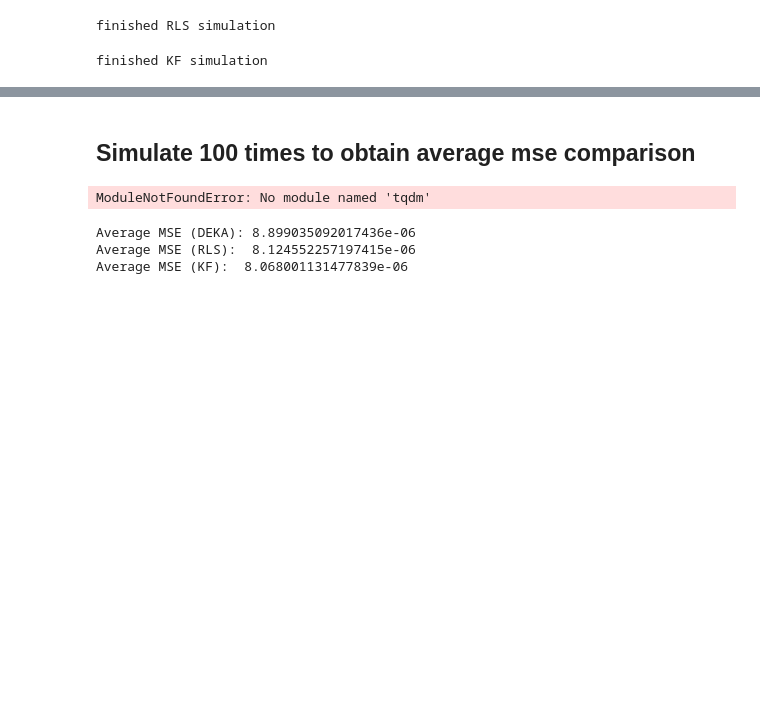
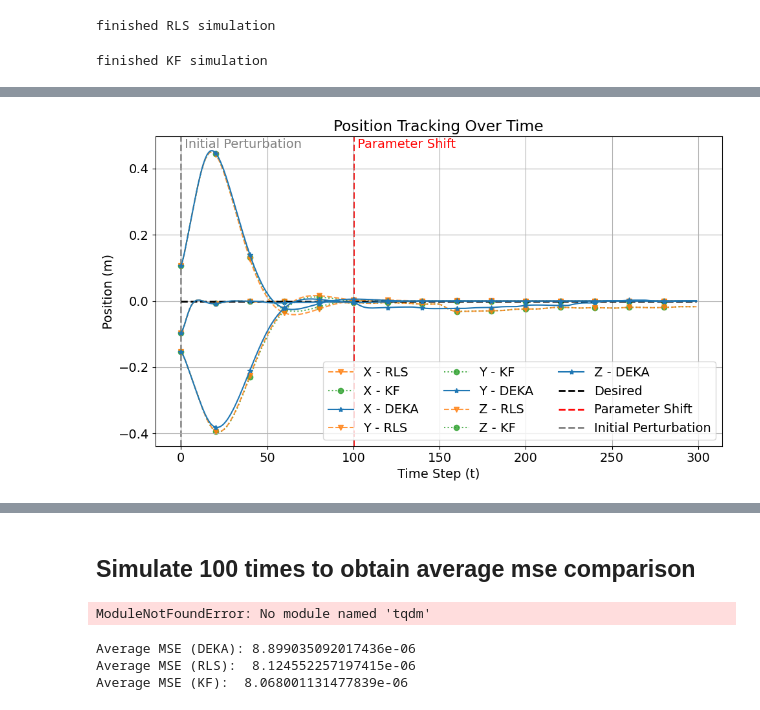
Before and after one commit to ChrisSha0104/Online-Parameter-Estimation-Using-the-Kaczmarz-Method, a Jupyter notebook: python/robot_plot.ipynb, the cells around one changed output, grey strips where cells are left out. Cells and saved outputs as stored; diff of their text form; code cells hidden in the pictures; blank space fills up the shorter version.

```diff
--- a/python/robot_plot.ipynb
+++ b/python/robot_plot.ipynb
@@ -116 +146,92 @@ plt.show()
+# %%
+t = np.arange(300)  # time steps 0..N-1
+
+x_pos_deka  = [row[0] for row in x_deka]
+x_pos_rls   = [row[0] for row in x_rls]
+x_pos_kf   = [row[0] for row in x_kf]
+# x_pos_mpc = [row[0] for row in x_mpc]
+# x_pos_des   = [row[0] for row in x_des][:200]
+y_pos_deka  = [row[1] for row in x_deka]
+y_pos_rls   = [row[1] for row in x_rls]
+y_pos_kf   = [row[1] for row in x_kf]
+# y_pos_mpc = [row[1] for row in x_mpc]
+
+# y_pos_des   = [row[1] for row in x_des][:200]
+z_pos_deka  = [row[2] for row in x_deka]
+z_pos_rls   = [row[2] for row in x_rls]
+z_pos_kf   = [row[2] for row in x_kf]
+# z_pos_mpc = [row[2] for row in x_mpc]
+
+# z_pos_des   = [row[2] for row in x_des][:200]
+
+hov_des = np.linspace(0,0,200)
+
+theta_hat_deka_array = np.array(theta_hat_deka)
+theta_deka_array = np.array(theta_deka)
+theta_hat_rls_array = np.array(theta_hat_rls)
+theta_rls_array = np.array(theta_rls)
+theta_hat_ekf_array = np.array(theta_hat_kf)
+theta_ekf_array = np.array(theta_kf)
+
+hov_des = np.zeros_like(x_pos_deka)
+
+import numpy as np
+import matplotlib.pyplot as plt
+
+# Define colors and markers for better distinction
+colors = {
+    'deka': 'tab:blue',  # Blue for DEKA
+    'rls': 'tab:orange',  # Orange for RLS
+    'kf': 'tab:green',    # Green for KF
+    'desired': 'black',
+    'parameter_shift': 'red',
+    'initial_perturbation': 'gray'
+}
+
+markers = {
+    'deka': '*',
+    'rls': 'v',
+    'kf': 'o'
+}
+
+# Create a single figure and axis
+fig, ax = plt.subplots(figsize=(10, 6))
+
+# Ensure DEKA is on top by setting higher zorder
+ax.plot(t, x_pos_rls, marker=markers['rls'], markevery=20, color=colors['rls'], linestyle='dashed', alpha=0.8, label='X - RLS', zorder=2)
+ax.plot(t, x_pos_kf, marker=markers['kf'], markevery=20, color=colors['kf'], linestyle='dotted', alpha=0.8, label='X - KF', zorder=1)
+ax.plot(t, x_pos_deka, marker=markers['deka'], markevery=20, color=colors['deka'], linewidth=1.5, label='X - DEKA', zorder=3)
+
+ax.plot(t, y_pos_rls, marker=markers['rls'], markevery=20, color=colors['rls'], linestyle='dashed', alpha=0.8, label='Y - RLS', zorder=2)
+ax.plot(t, y_pos_kf, marker=markers['kf'], markevery=20, color=colors['kf'], linestyle='dotted', alpha=0.8, label='Y - KF', zorder=1)
+ax.plot(t, y_pos_deka, marker=markers['deka'], markevery=20, color=colors['deka'], linewidth=1.5, label='Y - DEKA', zorder=3)
+
+ax.plot(t, z_pos_rls, marker=markers['rls'], markevery=20, color=colors['rls'], linestyle='dashed', alpha=0.8, label='Z - RLS', zorder=2)
+ax.plot(t, z_pos_kf, marker=markers['kf'], markevery=20, color=colors['kf'], linestyle='dotted', alpha=0.8, label='Z - KF', zorder=1)
+ax.plot(t, z_pos_deka, marker=markers['deka'], markevery=20, color=colors['deka'], linewidth=1.5, label='Z - DEKA', zorder=3)
+
+# Plot desired position (hov_des) in black dashed line
+ax.plot(t, hov_des, color=colors['desired'], linestyle='--', linewidth=2, label='Desired')
+
+# Add vertical lines with labels
+ax.axvline(x=100, color=colors['parameter_shift'], linestyle='--', linewidth=2, label='Parameter Shift', zorder=0)
+ax.axvline(x=0, color=colors['initial_perturbation'], linestyle='--', linewidth=2, label='Initial Perturbation', zorder=0)
+
+# Add text annotation for vertical lines
+ax.text(100, max(x_pos_deka + y_pos_deka + z_pos_deka), ' Parameter Shift', color=colors['parameter_shift'], verticalalignment='bottom')
+ax.text(0, max(x_pos_deka + y_pos_deka + z_pos_deka), ' Initial Perturbation', color=colors['initial_perturbation'], verticalalignment='bottom')
+
+# Labels and title
+ax.set_xlabel('Time Step (t)')
+ax.set_ylabel('Position (m)')
+ax.set_title('Position Tracking Over Time')
+
+# Grid and legend
+ax.grid(True)
+ax.legend(loc='best', ncol=3)  # Adjust columns for better readability
+
+plt.tight_layout()
+plt.show()
+# %% [output]
+[figure, added]
 # %%
```
Also changed, not shown: parts of 10 cells of this notebook, 2 other files.
